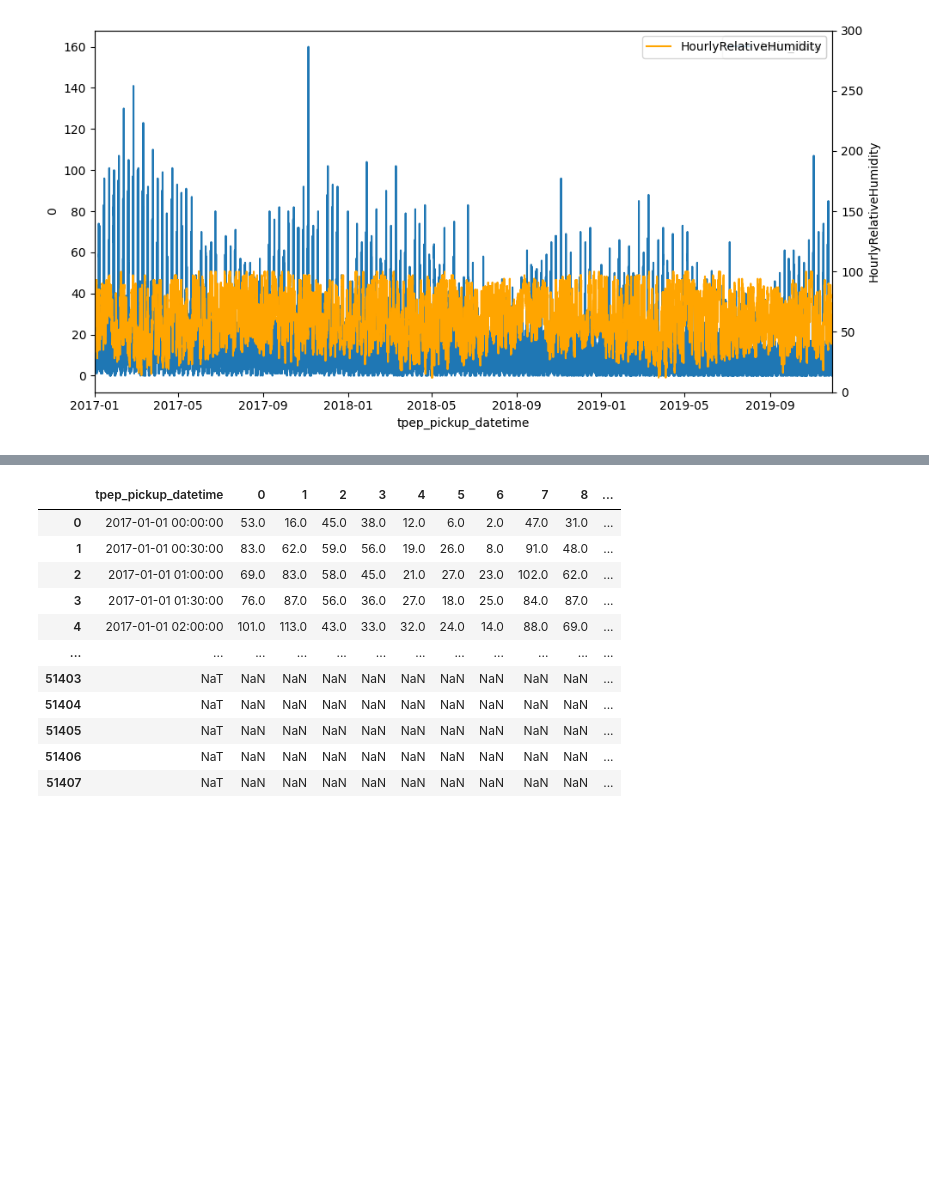
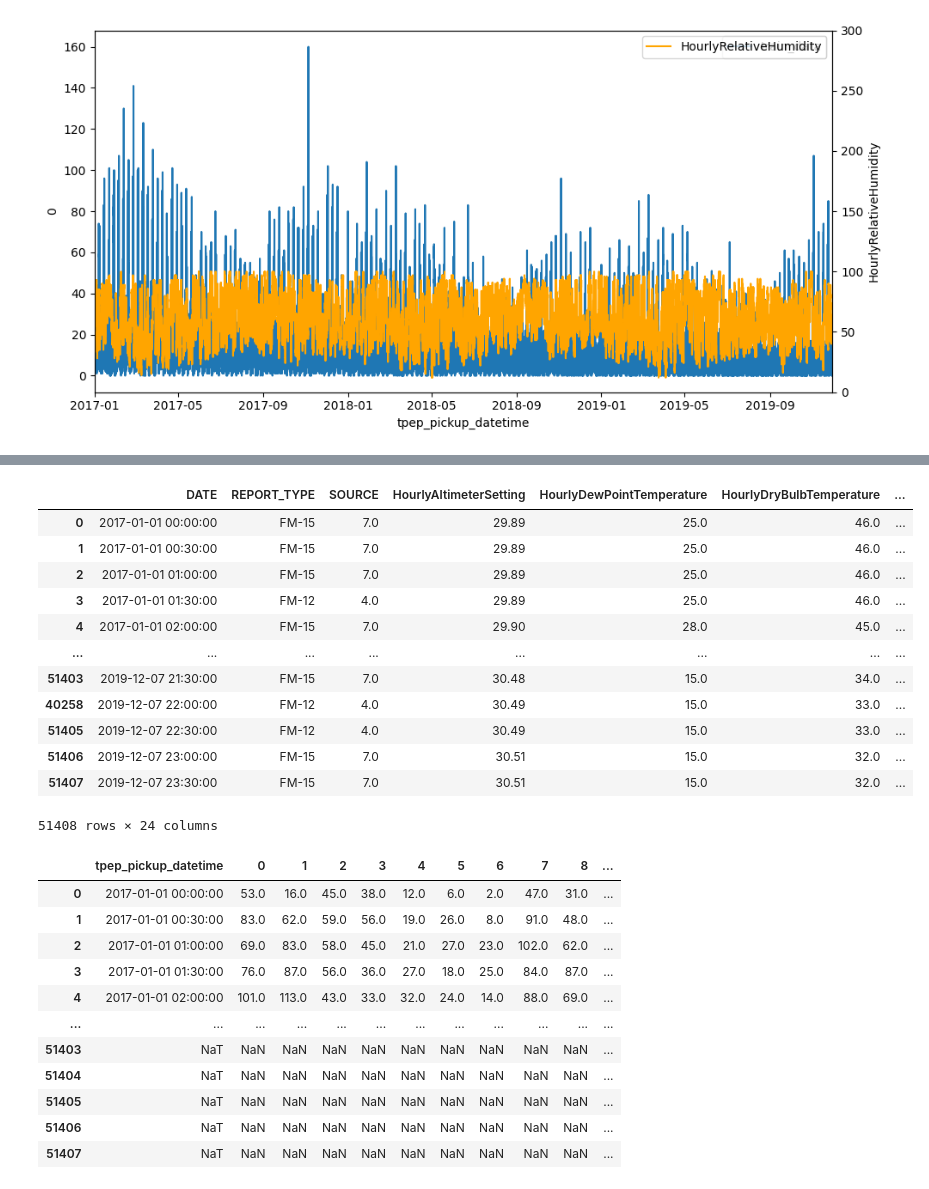
Before and after one commit to MiUPa/probspace_taxi, a Jupyter notebook: main_miura.ipynb, the cells around one changed output, grey strips where cells are left out. Drawn from its saved outputs; the diff is of its cells as text; code cells hidden in the pictures; blank space fills up the shorter version.

```diff
--- a/main_miura.ipynb
+++ b/main_miura.ipynb
@@ -343,4 +335,20 @@ pressureChangeAbs                0
 dtype: int64
+# %%
+hourly_prec
+# %% [output]
+|  | DATE | REPORT_TYPE | SOURCE | HourlyAltimeterSetting | HourlyDewPointTemperature | HourlyDryBulbTemperature | ... |
+| 0 | 2017-01-01 00:00:00 | FM-15 | 7.0 | 29.89 | 25.0 | 46.0 | ... |
+| 1 | 2017-01-01 00:30:00 | FM-15 | 7.0 | 29.89 | 25.0 | 46.0 | ... |
+| 2 | 2017-01-01 01:00:00 | FM-15 | 7.0 | 29.89 | 25.0 | 46.0 | ... |
+| 3 | 2017-01-01 01:30:00 | FM-12 | 4.0 | 29.89 | 25.0 | 46.0 | ... |
+| 4 | 2017-01-01 02:00:00 | FM-15 | 7.0 | 29.90 | 28.0 | 45.0 | ... |
+| ... | ... | ... | ... | ... | ... | ... | ... |
+| 51403 | 2019-12-07 21:30:00 | FM-15 | 7.0 | 30.48 | 15.0 | 34.0 | ... |
+| 40258 | 2019-12-07 22:00:00 | FM-12 | 4.0 | 30.49 | 15.0 | 33.0 | ... |
+| 51405 | 2019-12-07 22:30:00 | FM-12 | 4.0 | 30.49 | 15.0 | 33.0 | ... |
+| 51406 | 2019-12-07 23:00:00 | FM-15 | 7.0 | 30.51 | 15.0 | 32.0 | ... |
+| 51407 | 2019-12-07 23:30:00 | FM-15 | 7.0 | 30.51 | 15.0 | 32.0 | ... |
+51408 rows × 24 columns
 # %%
 #train_dataに気象情報追加
 #train_data['HourlyPrecipitation'] =
```
Also changed, not shown: parts of 16 cells of this notebook.
